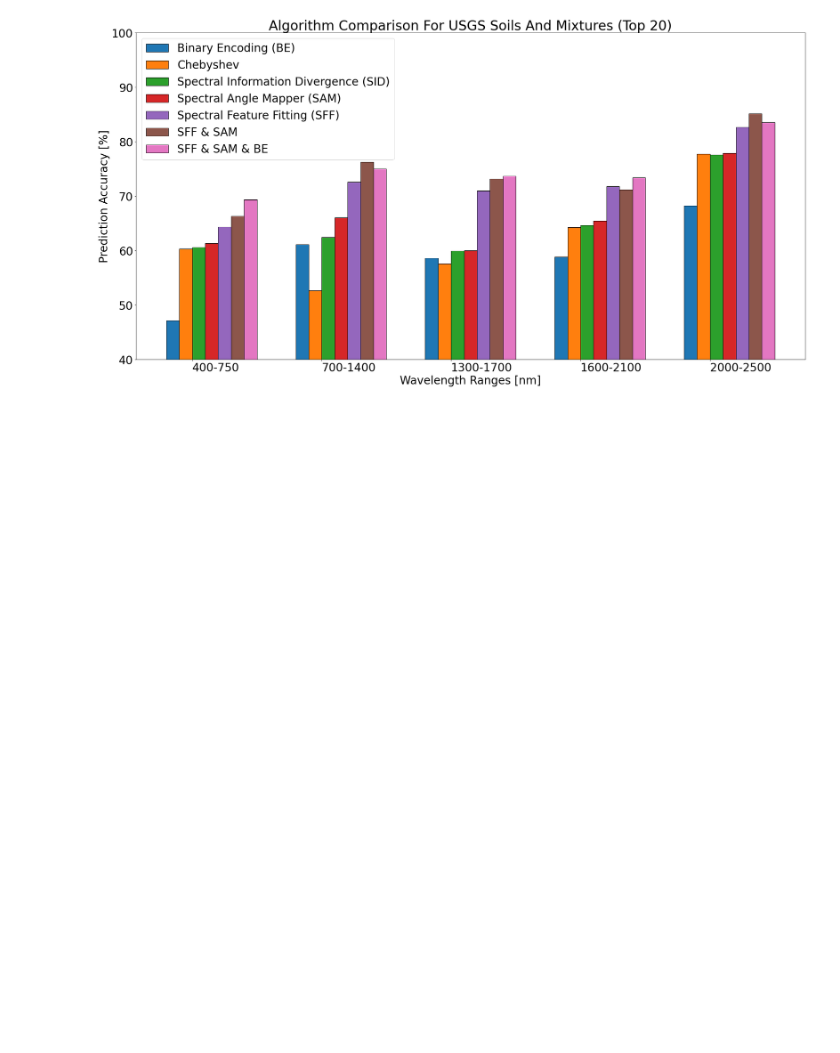
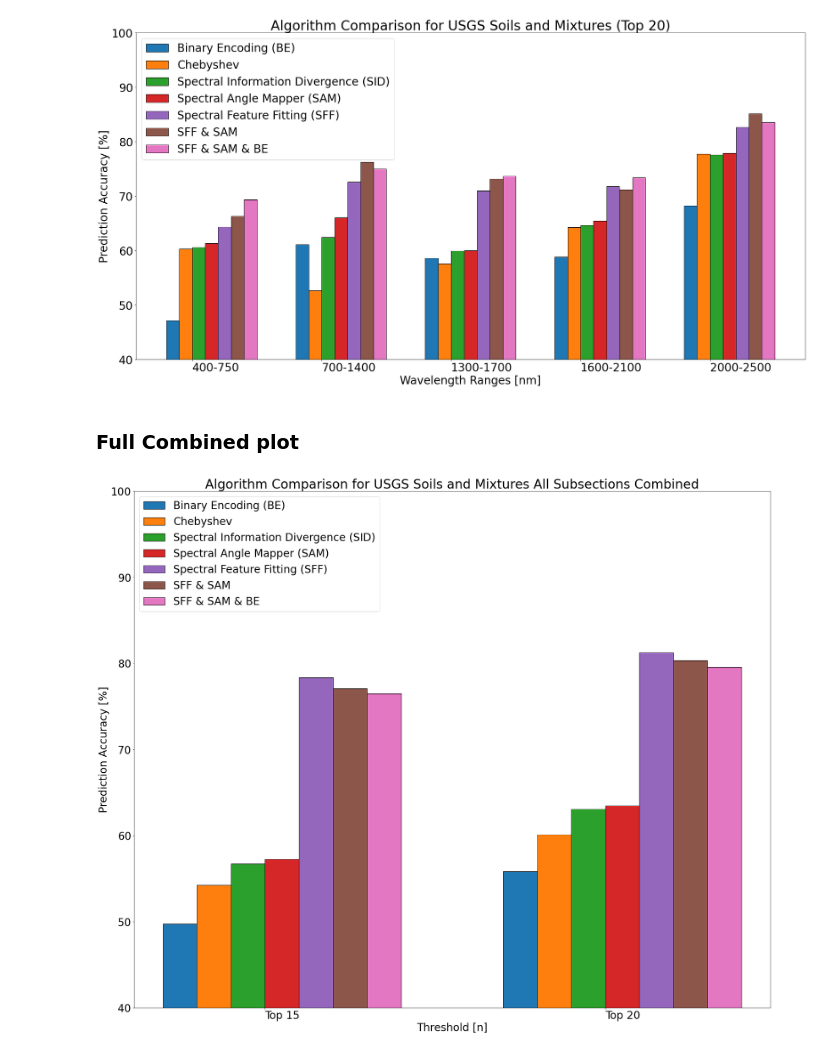
Before and after one commit to ankitkumar9018/Mineral-Prediction-Using-Hyperspectral-Data, a Jupyter notebook: 03_Algorith_Analysis.ipynb, the cells around one changed output. Saved outputs shown, nothing was run; the diff lists cells and outputs as text; code cells hidden in the pictures; blank space fills up the shorter version.

```diff
--- a/03_Algorith_Analysis.ipynb
+++ b/03_Algorith_Analysis.ipynb
@@ -1065,3 +1065,55 @@ plt.legend(loc="upper left")
 plt.show()
 # %% [output]
 [figure]
+# %% [markdown]
+### Full Combined plot
+# %%
+plt.rcParams.update({'font.size': 28})
+fig = plt.figure(figsize=(30, 25))
+
+SFF = [78.36, 81.27]
+SAM = [57.24, 63.47]
+SID = [56.71, 63.1]
+BE = [49.73, 55.83]
+Chebyshev = [54.27, 60.13]
+SFF_SAM = [77.07, 80.33]
+SFF_SAM_BE = [76.49, 79.53]
+
+n=2
+r = np.arange(n)
+width = 0.10
+
+
+plt.bar(r, BE,
+        width = width, edgecolor = 'black',
+        label='Binary Encoding (BE)')
+plt.bar(r + width, Chebyshev,
+        width = width, edgecolor = 'black',
+        label='Chebyshev')
+plt.bar(r + width * 2, SID,
+        width = width, edgecolor = 'black',
+        label='Spectral Information Divergence (SID)')
+plt.bar(r + width * 3, SAM,
+        width = width, edgecolor = 'black',
+        label='Spectral Angle Mapper (SAM)')
+plt.bar(r + width * 4, SFF,
+        width = width, edgecolor = 'black',
+        label='Spectral Feature Fitting (SFF)')
+plt.bar(r + width * 5, SFF_SAM,
+        width = width, edgecolor = 'black',
+        label='SFF & SAM')
+plt.bar(r + width * 6, SFF_SAM_BE,
+        width = width, edgecolor = 'black',
+        label='SFF & SAM & BE')
+
+plt.xlabel("Threshold [n]")
+plt.ylabel("Prediction Accuracy [%]")
+plt.title("Algorithm Comparison for USGS Soils and Mixtures All Subsections Combined")
+plt.ylim(40, 100)
+# plt.grid(linestyle='--')
+plt.xticks(r + 0.25,['Top 15','Top 20'], ha='left')
+plt.legend(loc="upper left")
+
+plt.show()
+# %% [output]
+[figure, added]
```
Also changed, not shown: parts of 6 cells of this notebook, 3 other files.
